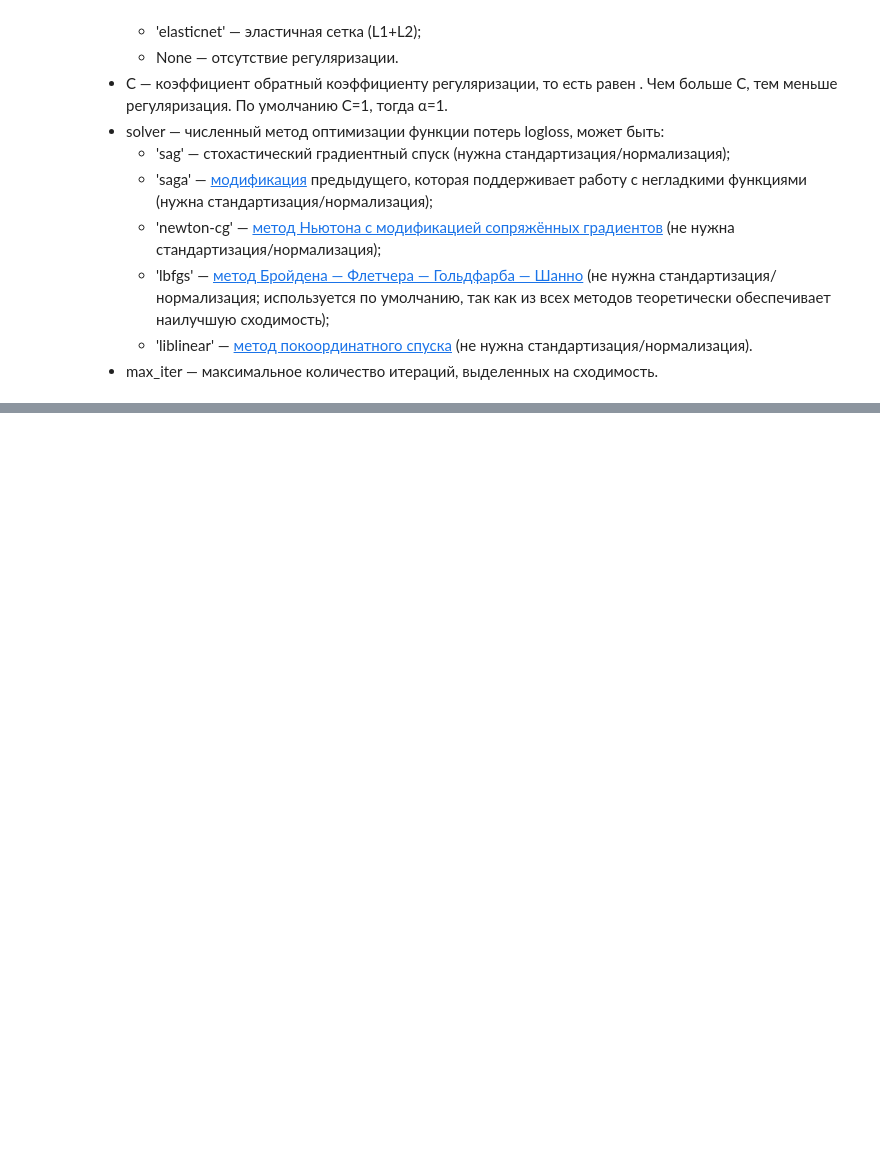
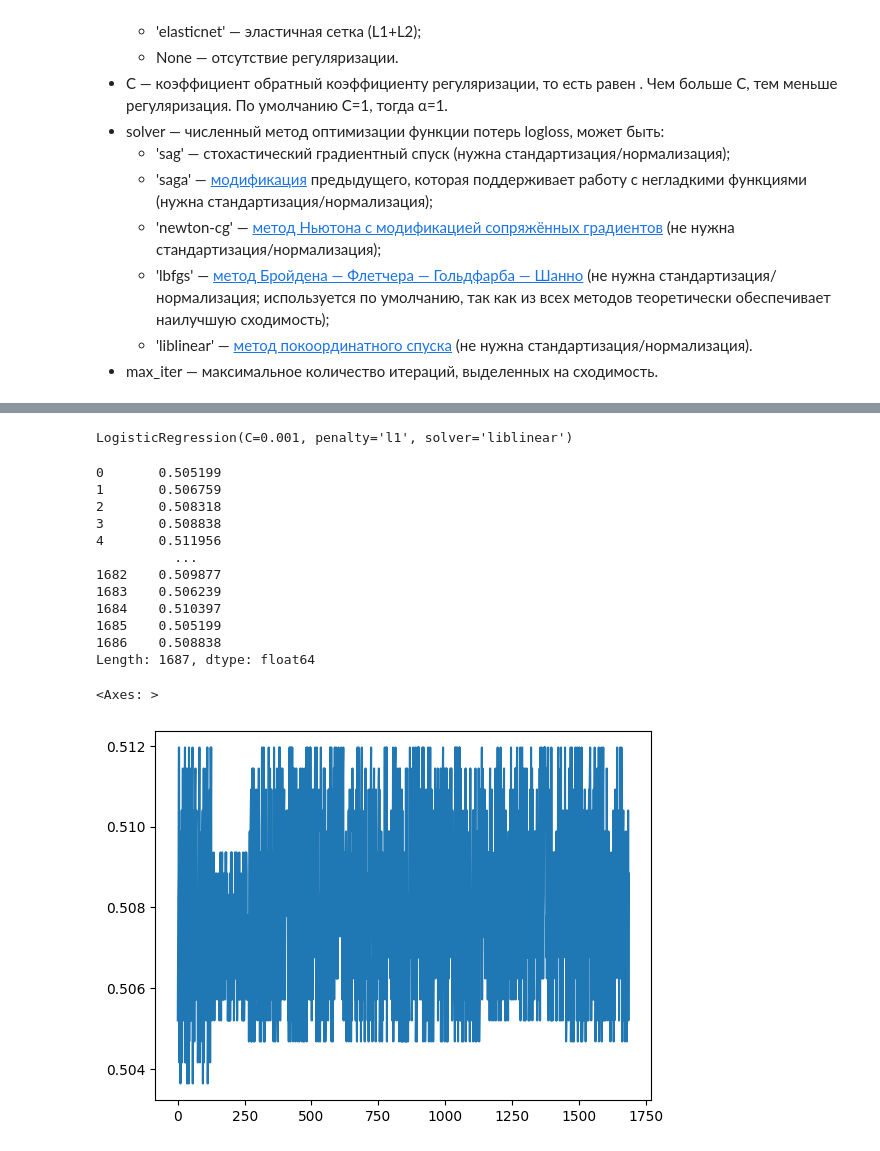
Before and after one commit to AlexKosuhin/AlgoTrading, a Jupyter notebook: classification.ipynb, the cells around one changed output, grey strips where cells are left out. Saved outputs shown, nothing was run; the diff lists cells and outputs as text; code cells hidden in the pictures; blank space fills up the shorter version.

```diff
--- a/classification.ipynb
+++ b/classification.ipynb
@@ -554,0 +569,9 @@ from sklearn.model_selection import StratifiedKFold
+# %%
+# Создаем маску по дате
+date_mask = X['time_N'] < pd.to_datetime('2022-01-01 00:00:00')
+
+# Разделяем и X и y
+X_train = X[date_mask]
+X_test = X[~date_mask]
+y_train = y[date_mask]
+y_test = y[~date_mask]
@@ -555,5 +598,3 @@ from sklearn.model_selection import StratifiedKFold
 # %%
-# # Подготовка данных
-# X = df_rolling.drop('target', axis=1)
-# y = df_rolling['target']
-# X_train, X_test, y_train, y_test = model_selection.train_test_split(X, y, stratify=y)
+X_train.drop('time_N', axis=1, inplace=True)
+X_test.drop('time_N', axis=1, inplace=True)
@@ -633,0 +657,20 @@ ValueError: Input y contains NaN.
+# %%
+from sklearn.model_selection import GridSearchCV
+
+param_grid = [{'penalty' : ['l1'],
+               'solver' : ['liblinear', 'saga'],
+               'C' : [0.001, 0.01, 0.1, 1]},
+              {'penalty': ['l2'],
+               'solver' : ['newton-cg', 'lbfgs', 'liblinear', 'sag', 'saga'],
+               'C' : [0.001, 0.01, 0.1, 1]}]
+
+param_grid_log_reg = GridSearchCV(
+    estimator=log_reg,
+    param_grid=param_grid,
+    cv=kf,
+    n_jobs=-1,
+    scoring=('f1'),
+    return_train_score=True
+)
+
+param_grid_log_reg.fit(X_train, y_train)
@@ -633,0 +782,24 @@ ValueError: Input y contains NaN.
+# %%
+log_reg = LogisticRegression(**{'C': 0.001, 'penalty': 'l1', 'solver': 'liblinear'})
+log_reg.fit(X_train, y_train)
+# %% [output]
+LogisticRegression(C=0.001, penalty='l1', solver='liblinear')
+# %%
+y_test_proba_pred = pd.Series(log_reg.predict_proba(X_test)[:, 1])
+print(y_test_proba_pred)
+sns.lineplot(y_test_proba_pred)
+# %% [output]
+0       0.505199
+1       0.506759
+2       0.508318
+3       0.508838
+4       0.511956
+          ...
+1682    0.509877
+1683    0.506239
+1684    0.510397
+1685    0.505199
+1686    0.508838
+Length: 1687, dtype: float64
+<Axes: >
+[figure, added]
```
Also changed, not shown: parts of 43 cells of this notebook.
